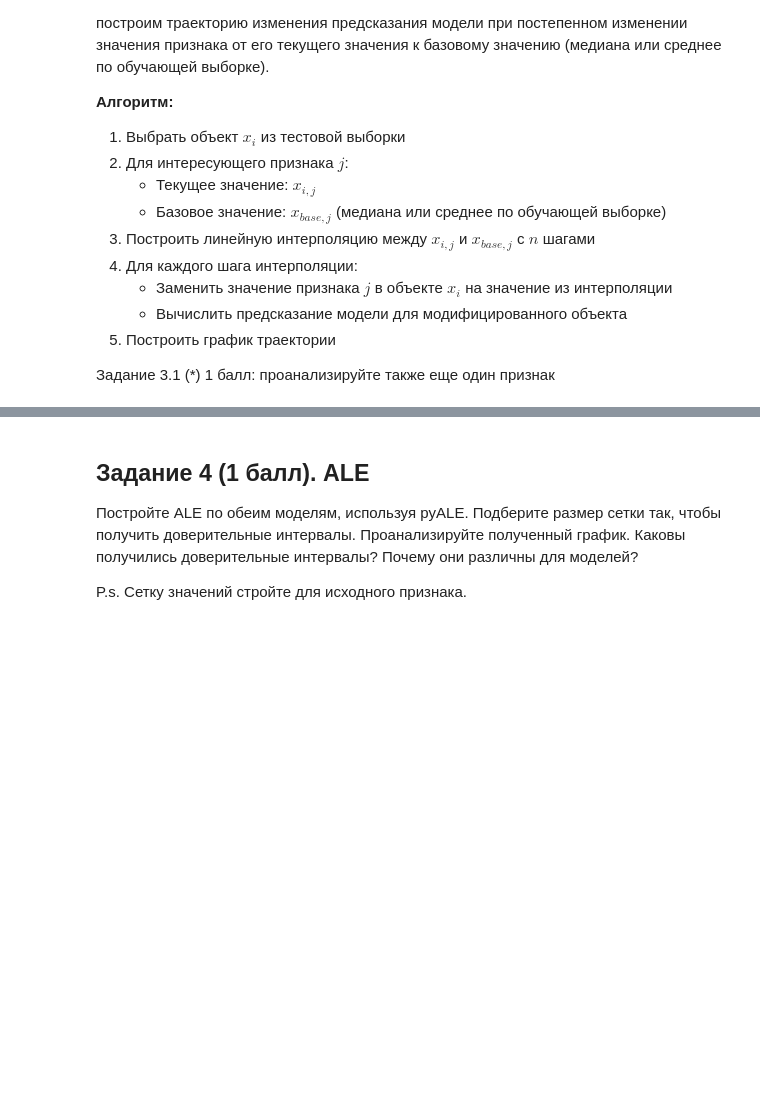
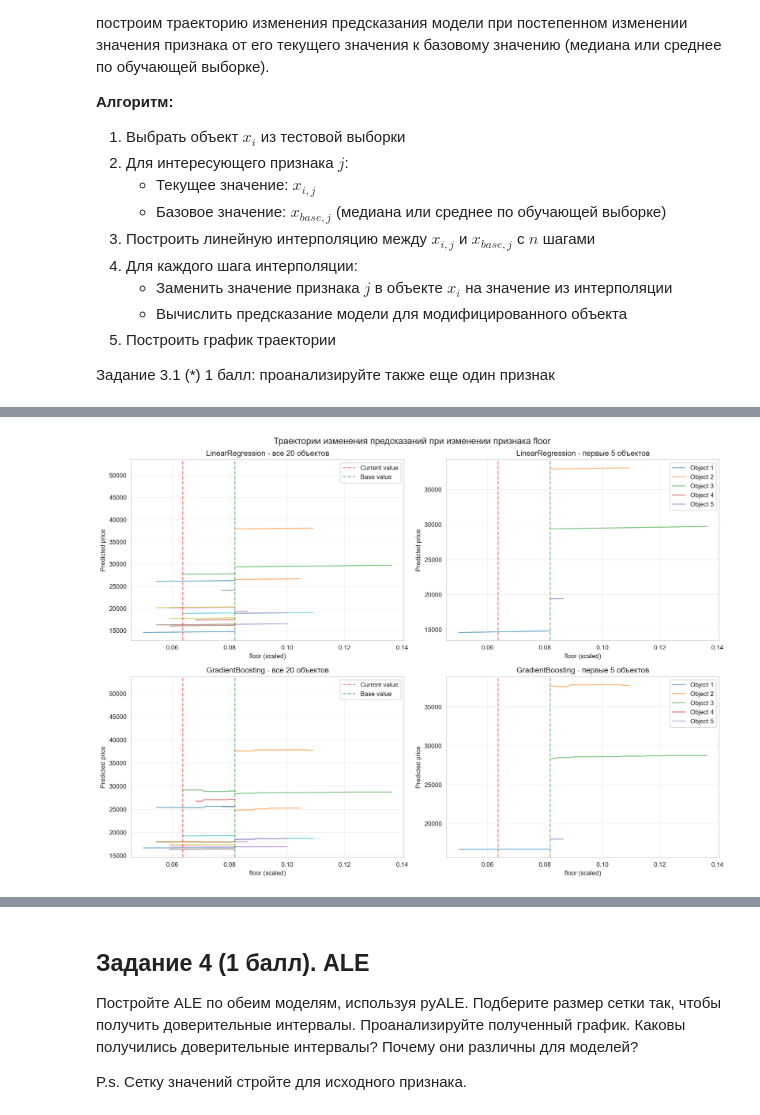
Before and after one commit to hysterria/spbu_ml_2026, a Jupyter notebook: homeworks/interpretation.ipynb, the cells around one changed output, grey strips where cells are left out. Drawn from its saved outputs; the diff is of its cells as text; code cells hidden in the pictures; blank space fills up the shorter version.

```diff
--- a/homeworks/interpretation.ipynb
+++ b/homeworks/interpretation.ipynb
@@ -731,0 +500,98 @@ GradientBoosting:
+# %%
+feature_to_analyze2 = 'floor'
+
+if feature_to_analyze2 in num_cols:
+    feature_idx2 = num_cols.index(feature_to_analyze2)
+    base_value2 = X_train[feature_to_analyze2].median()
+elif cat_feature_names and feature_to_analyze2 in cat_feature_names:
+    feature_idx2 = cat_feature_names.index(feature_to_analyze2) + len(num_cols)
+    base_value2 = 0.5
+else:
+    raise ValueError(f"Признак '{feature_to_analyze2}' не найден")
+
+base_value_scaled2 = scale_single_feature(feature_idx2, base_value2)
+
+fig, axes = plt.subplots(2, 2, figsize=(14, 10))
+fig.suptitle(f'Траектории изменения предсказаний при изменении признака {feature_to_analyze2}', fontsize=14)
+
+for idx, (model_name, model) in enumerate(models_to_plot):
+    ax1 = axes[idx, 0]
+    ax2 = axes[idx, 1]
+
+    for i, test_idx in enumerate(indices):
+        instance = X_test_scaled[test_idx].copy()
+        current_val = instance[feature_idx2]
+
+        trajectory_preds = []
+        trajectory_values = []
+        values = np.linspace(current_val, base_value_scaled2, n_steps)
+
+        for val in values:
+            instance[feature_idx2] = val
+            pred = model.predict(instance.reshape(1, -1))[0]
+            trajectory_preds.append(pred)
+            trajectory_values.append(val)
+
+        ax1.plot(trajectory_values, trajectory_preds, alpha=0.6, linewidth=1.5)
+
+        if i < 5:
+            ax2.plot(trajectory_values, trajectory_preds, alpha=0.6, linewidth=1.5, label=f'Object {i + 1}')
+
+    ax1.axvline(x=current_val, color='red', linestyle='--', alpha=0.5, label='Current value')
+    ax1.axvline(x=base_value_scaled2, color='green', linestyle='--', alpha=0.5, label='Base value')
+    ax1.set_xlabel(f'{feature_to_analyze2} (scaled)')
+    ax1.set_ylabel('Predicted price')
+    ax1.set_title(f'{model_name} - все {n_objects} объектов')
+    ax1.legend()
+    ax1.grid(True, alpha=0.3)
+
+    ax2.axvline(x=current_val, color='red', linestyle='--', alpha=0.5)
+    ax2.axvline(x=base_value_scaled2, color='green', linestyle='--', alpha=0.5)
+    ax2.set_xlabel(f'{feature_to_analyze2} (scaled)')
+    ax2.set_ylabel('Predicted price')
+    ax2.set_title(f'{model_name} - первые 5 объектов')
+    ax2.legend()
+    ax2.grid(True, alpha=0.3)
+
+plt.tight_layout()
+plt.show()
+
+fig, axes = plt.subplots(1, 2, figsize=(14, 5))
+fig.suptitle(f'Детальный анализ первого выбранного объекта - признак {feature_to_analyze2}', fontsize=14)
+
+test_idx = indices[0]
+instance = X_test_scaled[test_idx].copy()
+current_val = instance[feature_idx2]
+
+for idx, (model_name, model) in enumerate(models_to_plot):
+    values = np.linspace(current_val, base_value_scaled2, n_steps)
+    trajectory = []
+
+    for val in values:
+        instance_copy = instance.copy()
+        instance_copy[feature_idx2] = val
+        pred = model.predict(instance_copy.reshape(1, -1))[0]
+        trajectory.append(pred)
+
+    axes[idx].plot(values, trajectory, 'b-', linewidth=2, label='Prediction trajectory')
+    axes[idx].axvline(x=current_val, color='red', linestyle='--', linewidth=2, label=f'Current: {current_val:.3f}')
+    axes[idx].axvline(x=base_value_scaled2, color='green', linestyle='--', linewidth=2,
+                      label=f'Base: {base_value_scaled2:.3f}')
+
+    pred_at_current = model.predict(instance.reshape(1, -1))[0]
+    instance[feature_idx2] = base_value_scaled2
+    pred_at_base = model.predict(instance.reshape(1, -1))[0]
+
+    axes[idx].scatter(current_val, pred_at_current, color='red', s=100, zorder=5)
+    axes[idx].scatter(base_value_scaled2, pred_at_base, color='green', s=100, zorder=5)
+
+    axes[idx].set_xlabel(f'{feature_to_analyze2} (scaled)')
+    axes[idx].set_ylabel('Predicted price')
+    axes[idx].set_title(f'{model_name}')
+    axes[idx].legend()
+    axes[idx].grid(True, alpha=0.3)
+
+plt.tight_layout()
+plt.show()
+# %% [output]
+[figure, added]
```
Also changed, not shown: parts of 20 cells of this notebook.
